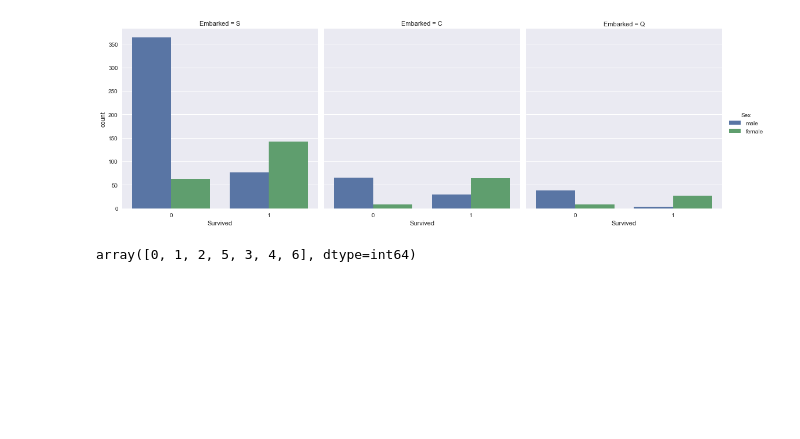
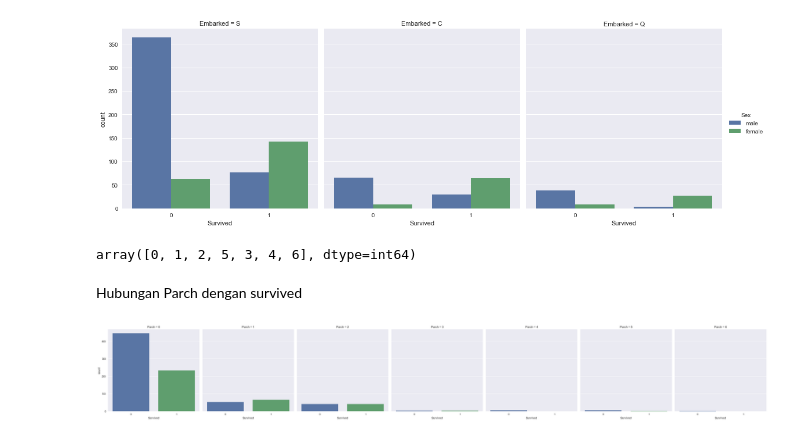
Before and after one commit to ahmadhabib5/Basic_Machine_Learning, a Jupyter notebook: Titanic-Dataset/Notebook Titanic Dataset.ipynb, the cells around one changed output. Cells and saved outputs as stored; diff of their text form; code cells hidden in the pictures; blank space fills up the shorter version.

```diff
--- a/Titanic-Dataset/Notebook Titanic Dataset.ipynb
+++ b/Titanic-Dataset/Notebook Titanic Dataset.ipynb
@@ -306,3 +306,10 @@ plt.show()
 df['Parch'].unique()
 # %% [output]
 array([0, 1, 2, 5, 3, 4, 6], dtype=int64)
+# %% [markdown]
+Hubungan Parch dengan survived
+# %%
+sns.catplot(x='Survived',col='Parch',data=df, kind='count')
+plt.show()
+# %% [output]
+[figure, added]
```
Also changed, not shown: 1 other file.
